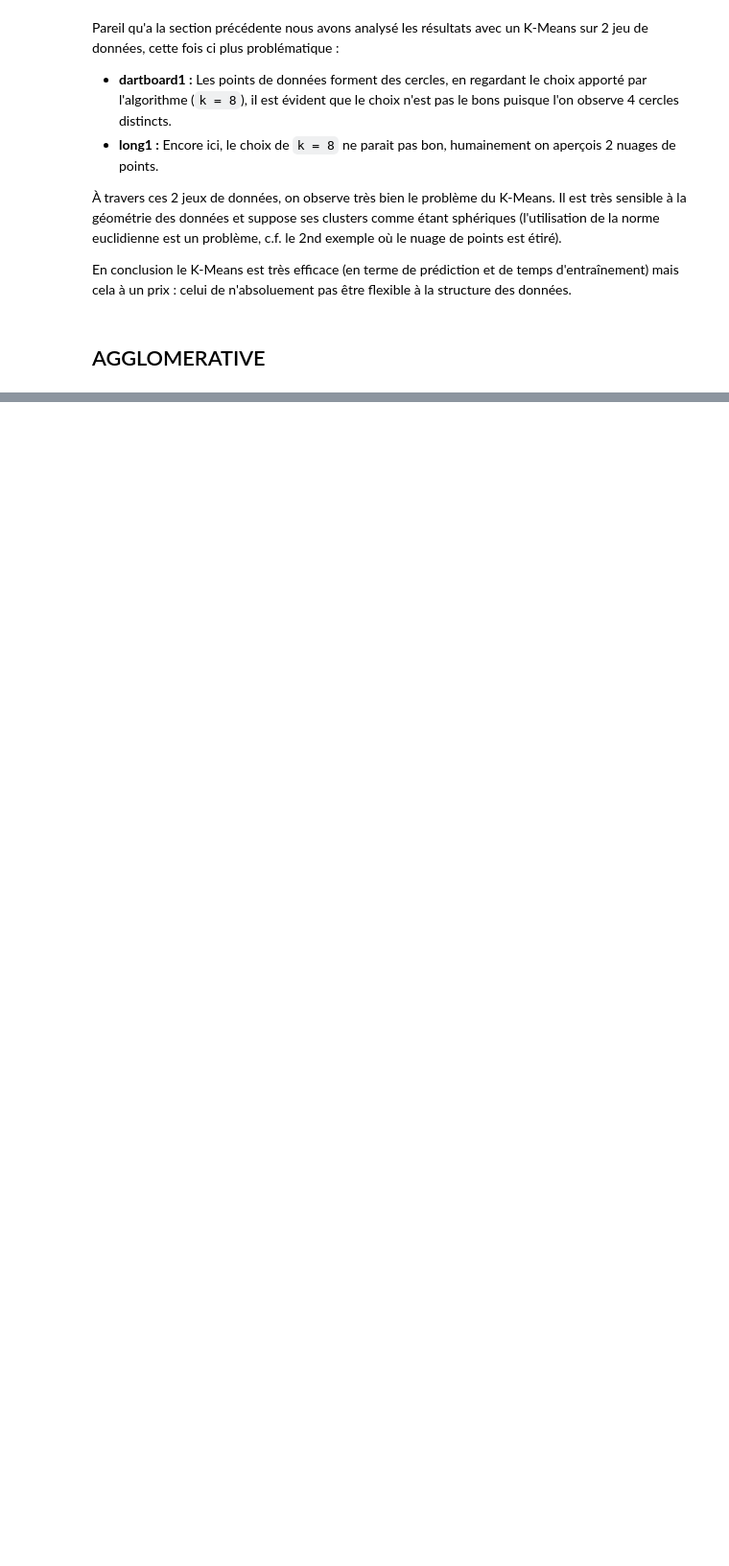
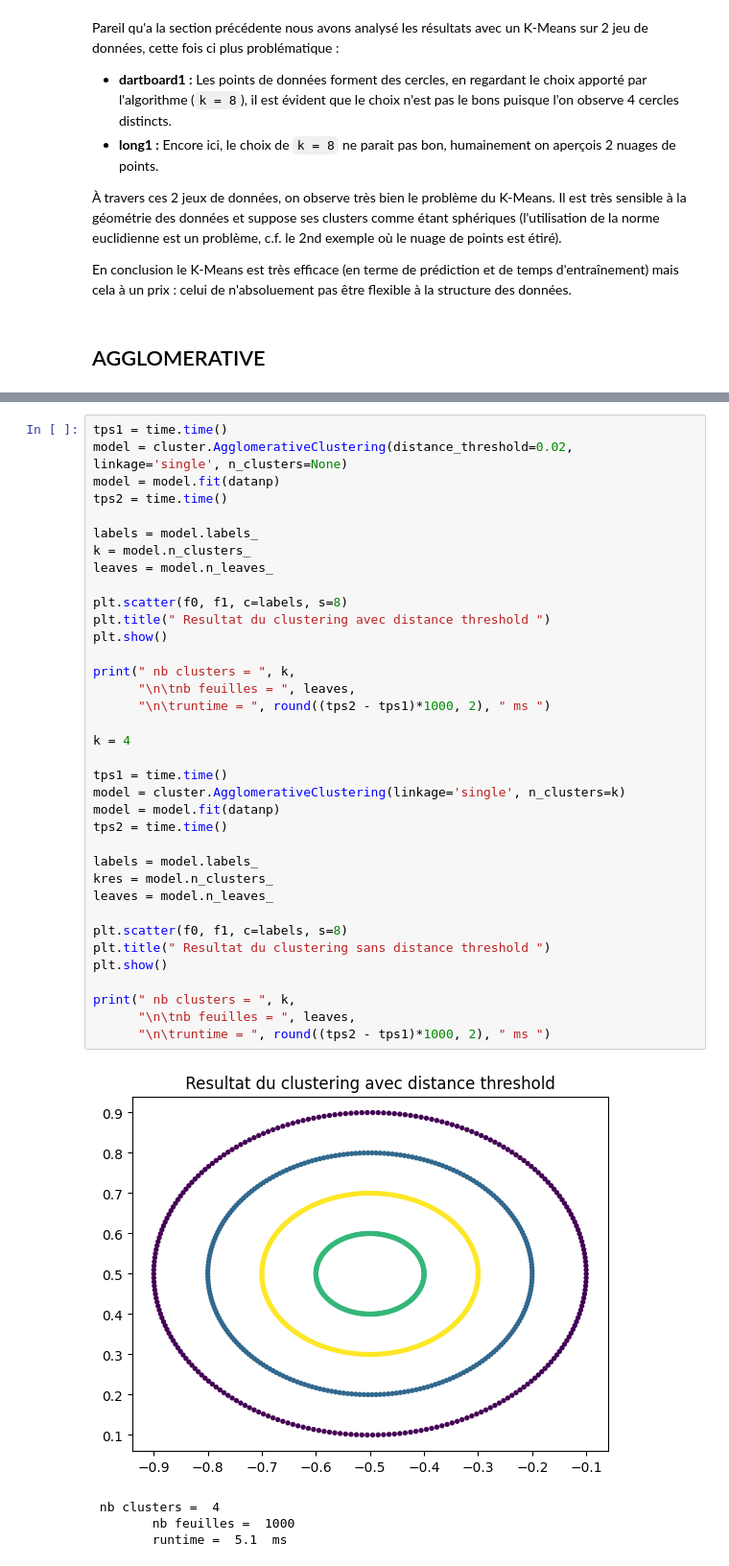
Before and after one commit to pofpifpaf/ml_2025pifpofsal, a Jupyter notebook: rapport.ipynb, the cells around one changed output, grey strips where cells are left out. Shown at 96% size. Drawn from its saved outputs; the diff is of its cells as text; blank space fills up the shorter version.

```diff
--- a/rapport.ipynb
+++ b/rapport.ipynb
@@ -206,0 +249,41 @@ leaves = model.n_leaves_
+# %%
+tps1 = time.time()
+model = cluster.AgglomerativeClustering(distance_threshold=0.02, linkage='single', n_clusters=None)
+model = model.fit(datanp)
+tps2 = time.time()
+
+labels = model.labels_
+k = model.n_clusters_
+leaves = model.n_leaves_
+
+plt.scatter(f0, f1, c=labels, s=8)
+plt.title(" Resultat du clustering avec distance threshold ")
+plt.show()
+
+print(" nb clusters = ", k,
+      "\n\tnb feuilles = ", leaves,
+      "\n\truntime = ", round((tps2 - tps1)*1000, 2), " ms ")
+
+k = 4
+
+tps1 = time.time()
+model = cluster.AgglomerativeClustering(linkage='single', n_clusters=k)
+model = model.fit(datanp)
+tps2 = time.time()
+
+labels = model.labels_
+kres = model.n_clusters_
+leaves = model.n_leaves_
+
+plt.scatter(f0, f1, c=labels, s=8)
+plt.title(" Resultat du clustering sans distance threshold ")
+plt.show()
+
+print(" nb clusters = ", k,
+      "\n\tnb feuilles = ", leaves,
+      "\n\truntime = ", round((tps2 - tps1)*1000, 2), " ms ")
+# %% [output]
+[figure, added]
+ nb clusters =  4
+        nb feuilles =  1000
+        runtime =  5.1  ms
```
Also changed, not shown: parts of 12 cells of this notebook.
